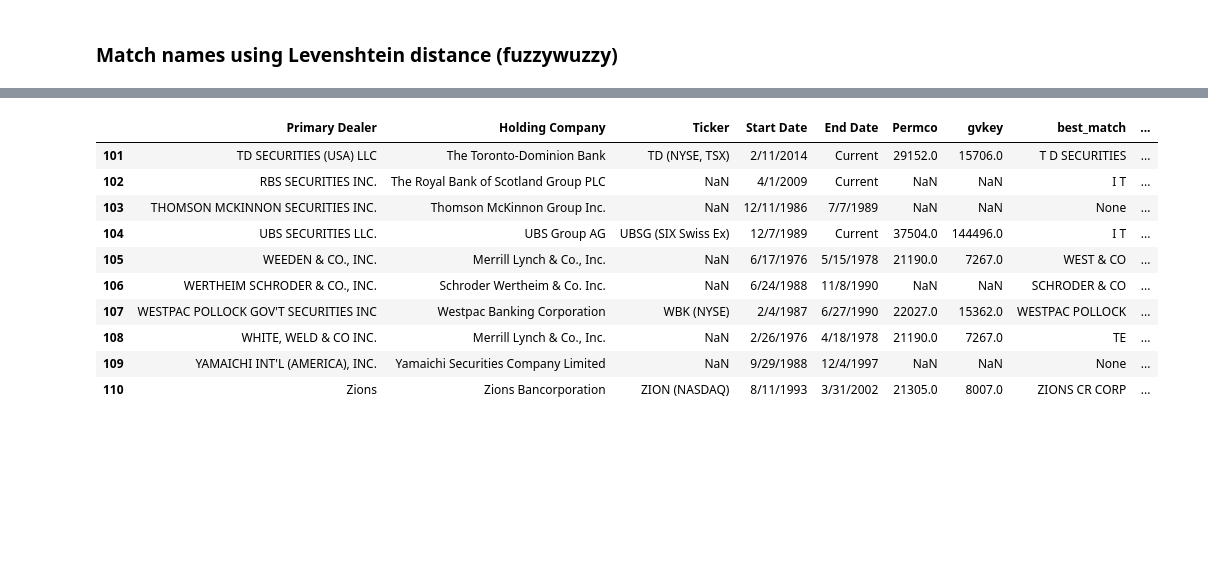
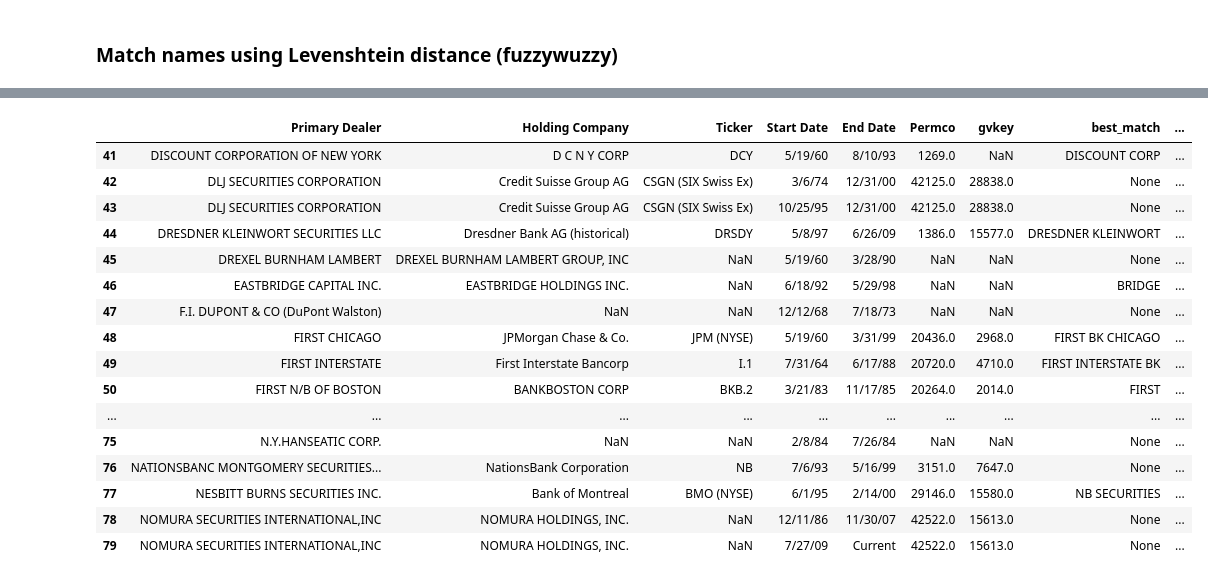
Before and after one commit to 1scarecrow1/intermediary-asset-pricing, a Jupyter notebook: src/holding_comps.ipynb, the cells around one changed output, grey strips where cells are left out. Cells and saved outputs as stored; diff of their text form; code cells hidden in the pictures; blank space fills up the shorter version.

```diff
--- a/src/holding_comps.ipynb
+++ b/src/holding_comps.ipynb
@@ -128,10 +148,12 @@ final_df
 # %%
 output_file_path = '../data/rel_df.csv'
 final_df.to_csv(output_file_path, index=False)
+# %%
+final_df = pd.read_csv('../data/rel_df.csv')
 # %% [markdown]
 ### combine with ticker data
 # %%
-ticks = pd.read_csv('ticks.csv', delimiter='|')
+ticks = pd.read_csv('../data/manual/ticks_v2.csv', delimiter=',')
 ticks.head()
 # %% [output]
 |  | Primary Dealer | Holding Company | Ticker | Start Date | End Date | Permco | gvkey |
@@ -218,14 +240,20 @@ ticks.iloc[60:100,:]
 # %%
-ticks.tail(10)
+ticks.iloc[41:80,:]
 # %% [output]
 |  | Primary Dealer | Holding Company | Ticker | Start Date | End Date | Permco | gvkey | best_match | ... |
-| 101 | TD SECURITIES (USA) LLC | The Toronto-Dominion Bank | TD (NYSE, TSX) | 2/11/2014 | Current | 29152.0 | 15706.0 | T D SECURITIES | ... |
-| 102 | RBS SECURITIES INC. | The Royal Bank of Scotland Group PLC | NaN | 4/1/2009 | Current | NaN | NaN | I T | ... |
-| 103 | THOMSON MCKINNON SECURITIES INC. | Thomson McKinnon Group Inc. | NaN | 12/11/1986 | 7/7/1989 | NaN | NaN | None | ... |
-| 104 | UBS SECURITIES LLC. | UBS Group AG | UBSG (SIX Swiss Ex) | 12/7/1989 | Current | 37504.0 | 144496.0 | I T | ... |
-| 105 | WEEDEN & CO., INC. | Merrill Lynch & Co., Inc. | NaN | 6/17/1976 | 5/15/1978 | 21190.0 | 7267.0 | WEST & CO | ... |
-| 106 | WERTHEIM SCHRODER & CO., INC. | Schroder Wertheim & Co. Inc. | NaN | 6/24/1988 | 11/8/1990 | NaN | NaN | SCHRODER & CO | ... |
-| 107 | WESTPAC POLLOCK GOV'T SECURITIES INC | Westpac Banking Corporation | WBK (NYSE) | 2/4/1987 | 6/27/1990 | 22027.0 | 15362.0 | WESTPAC POLLOCK | ... |
-| 108 | WHITE, WELD & CO INC. | Merrill Lynch & Co., Inc. | NaN | 2/26/1976 | 4/18/1978 | 21190.0 | 7267.0 | TE | ... |
-| 109 | YAMAICHI INT'L (AMERICA), INC. | Yamaichi Securities Company Limited | NaN | 9/29/1988 | 12/4/1997 | NaN | NaN | None | ... |
-| 110 | Zions | Zions Bancorporation | ZION (NASDAQ) | 8/11/1993 | 3/31/2002 | 21305.0 | 8007.0 | ZIONS CR CORP | ... |
+| 41 | DISCOUNT CORPORATION OF NEW YORK | D C N Y CORP | DCY | 5/19/60 | 8/10/93 | 1269.0 | NaN | DISCOUNT CORP | ... |
+| 42 | DLJ SECURITIES CORPORATION | Credit Suisse Group AG | CSGN (SIX Swiss Ex) | 3/6/74 | 12/31/00 | 42125.0 | 28838.0 | None | ... |
+| 43 | DLJ SECURITIES CORPORATION | Credit Suisse Group AG | CSGN (SIX Swiss Ex) | 10/25/95 | 12/31/00 | 42125.0 | 28838.0 | None | ... |
+| 44 | DRESDNER KLEINWORT SECURITIES LLC | Dresdner Bank AG (historical) | DRSDY | 5/8/97 | 6/26/09 | 1386.0 | 15577.0 | DRESDNER KLEINWORT | ... |
+| 45 | DREXEL BURNHAM LAMBERT | DREXEL BURNHAM LAMBERT GROUP, INC | NaN | 5/19/60 | 3/28/90 | NaN | NaN | None | ... |
+| 46 | EASTBRIDGE CAPITAL INC. | EASTBRIDGE HOLDINGS INC. | NaN | 6/18/92 | 5/29/98 | NaN | NaN | BRIDGE | ... |
+| 47 | F.I. DUPONT & CO (DuPont Walston) | NaN | NaN | 12/12/68 | 7/18/73 | NaN | NaN | None | ... |
+| 48 | FIRST CHICAGO | JPMorgan Chase & Co. | JPM (NYSE) | 5/19/60 | 3/31/99 | 20436.0 | 2968.0 | FIRST BK CHICAGO | ... |
+| 49 | FIRST INTERSTATE | First Interstate Bancorp | I.1 | 7/31/64 | 6/17/88 | 20720.0 | 4710.0 | FIRST INTERSTATE BK | ... |
+| 50 | FIRST N/B OF BOSTON | BANKBOSTON CORP | BKB.2 | 3/21/83 | 11/17/85 | 20264.0 | 2014.0 | FIRST | ... |
+| ... | ... | ... | ... | ... | ... | ... | ... | ... | ... |
+| 75 | N.Y.HANSEATIC CORP. | NaN | NaN | 2/8/84 | 7/26/84 | NaN | NaN | None | ... |
+| 76 | NATIONSBANC MONTGOMERY SECURITIES... | NationsBank Corporation | NB | 7/6/93 | 5/16/99 | 3151.0 | 7647.0 | None | ... |
+| 77 | NESBITT BURNS SECURITIES INC. | Bank of Montreal | BMO (NYSE) | 6/1/95 | 2/14/00 | 29146.0 | 15580.0 | NB SECURITIES | ... |
+| 78 | NOMURA SECURITIES INTERNATIONAL,INC | NOMURA HOLDINGS, INC. | NaN | 12/11/86 | 11/30/07 | 42522.0 | 15613.0 | None | ... |
+| 79 | NOMURA SECURITIES INTERNATIONAL,INC | NOMURA HOLDINGS, INC. | NaN | 7/27/09 | Current | 42522.0 | 15613.0 | None | ... |
```
Also changed, not shown: parts of 7 cells of this notebook, 3 other files.
